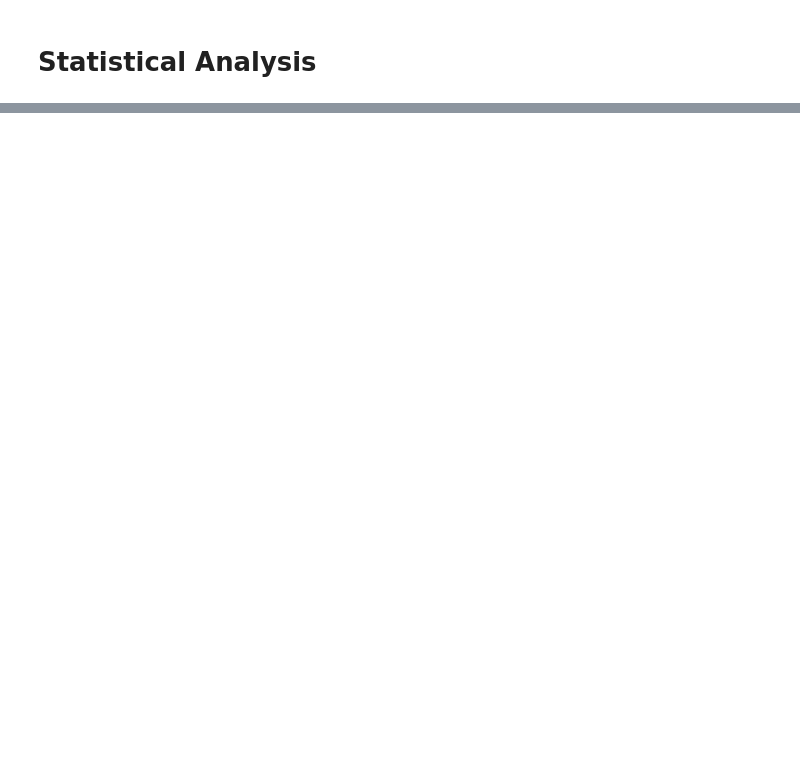
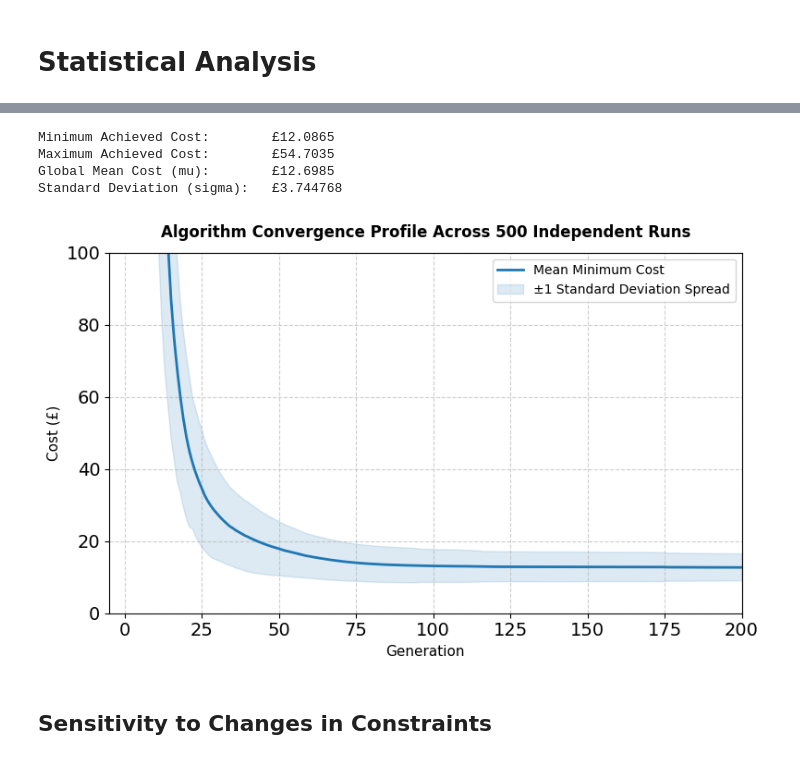
Before and after one commit to elijah-jones-2003/EVAC, a Jupyter notebook: Assessment/EVAC1.ipynb, the cells around one changed output, grey strips where cells are left out. Saved outputs shown, nothing was run; the diff lists cells and outputs as text; code cells hidden in the pictures; blank space fills up the shorter version.

```diff
--- a/Assessment/EVAC1.ipynb
+++ b/Assessment/EVAC1.ipynb
@@ -273,0 +868,41 @@ Error:
+# %%
+min_cost = np.min(final_costs)
+max_cost = np.max(final_costs)
+mean_cost = np.mean(final_costs)
+std_cost = np.std(final_costs)
+
+print(f"Minimum Achieved Cost:        £{min_cost:.4f}")
+print(f"Maximum Achieved Cost:        £{max_cost:.4f}")
+print(f"Global Mean Cost (mu):        £{mean_cost:.4f}")
+print(f"Standard Deviation (sigma):   £{std_cost:.6f}")
+
+avg_convergence = np.mean(convergence_history, axis=0)
+std_convergence = np.std(convergence_history, axis=0)
+generations = np.arange(0, NGEN + 1)
+
+plt.figure(figsize=(8, 5))
+plt.plot(generations, avg_convergence, color='#1f77b4', lw=2, label='Mean Minimum Cost')
+plt.fill_between(generations,
+                 avg_convergence - std_convergence,
+                 avg_convergence + std_convergence,
+                 color='#1f77b4', alpha=0.15, label='±1 Standard Deviation Spread')
+
+plt.title('Algorithm Convergence Profile Across 500 Independent Runs', fontsize=12, fontweight='bold', pad=12)
+plt.xlabel('Generation', fontsize=11)
+plt.ylabel('Cost (£)', fontsize=11)
+plt.grid(True, linestyle='--', alpha=0.6)
+plt.legend(loc='upper right', fontsize=10)
+
+plt.xlim(-5, 200)
+plt.ylim(0, 100)
+plt.tight_layout()
+plt.savefig('system_convergence_profile.png', dpi=300)
+plt.show()
+# %% [output]
+Minimum Achieved Cost:        £12.0865
+Maximum Achieved Cost:        £54.7035
+Global Mean Cost (mu):        £12.6985
+Standard Deviation (sigma):   £3.744768
+[figure, added]
+# %% [markdown]
+## Sensitivity to Changes in Constraints
```
Also changed, not shown: parts of 36 cells of this notebook, 11 other files.
